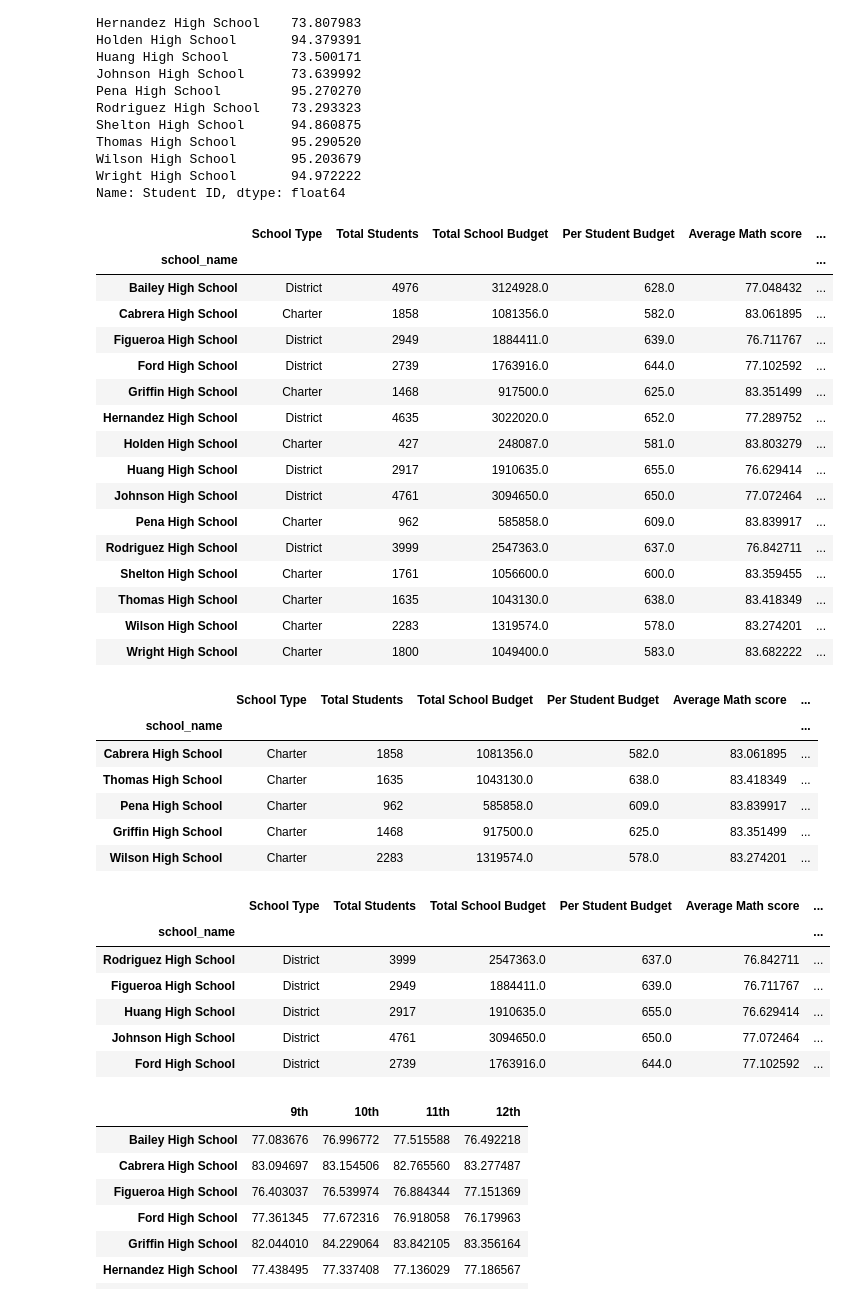
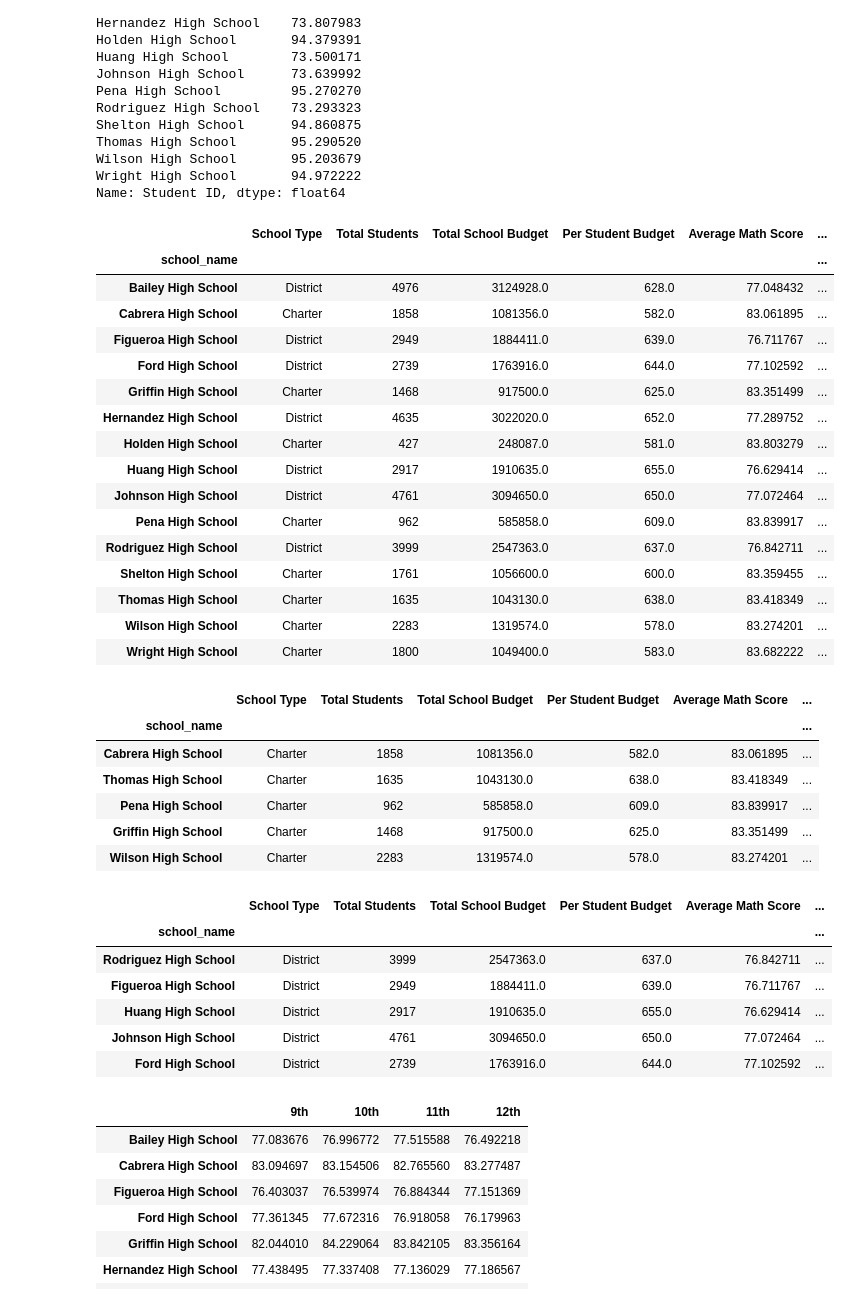
Before and after one commit to meehal0203/pandas-challenge, a Jupyter notebook: PyCitySchools/Module 4 -PyCitySchools.ipynb, the cells around one changed output. Drawn from its saved outputs; the diff is of its cells as text; code cells hidden in the pictures.

```diff
--- a/PyCitySchools/Module 4 -PyCitySchools.ipynb
+++ b/PyCitySchools/Module 4 -PyCitySchools.ipynb
@@ -306,13 +306,13 @@ Name: Student ID, dtype: float64
 # %%
 school_summary = pd.DataFrame({"School Type":school_types, "Total Students": total_students_per,
                                "Total School Budget":per_school_budget, "Per Student Budget":per_capita_spend,
-                               "Average Math score":per_school_math,"Average Reading Score": per_school_reading,
+                               "Average Math Score":per_school_math,"Average Reading Score": per_school_reading,
                                "Percent Passing Math":percent_school_students_passing_math,
                                "Percent Passing Reading": percent_school_students_passing_reading,
                                "Percent Overall Passing":percent_overall_passing})
 school_summary
 # %% [output]
-|  | School Type | Total Students | Total School Budget | Per Student Budget | Average Math score | ... |
+|  | School Type | Total Students | Total School Budget | Per Student Budget | Average Math Score | ... |
 | school_name |  |  |  |  |  | ... |
 | Bailey High School | District | 4976 | 3124928.0 | 628.0 | 77.048432 | ... |
 | Cabrera High School | Charter | 1858 | 1081356.0 | 582.0 | 83.061895 | ... |
@@ -338,7 +338,7 @@ top_schools = school_summary.sort_values("Percent Overall Passing", ascending=Fa
 
 top_schools.head()
 # %% [output]
-|  | School Type | Total Students | Total School Budget | Per Student Budget | Average Math score | ... |
+|  | School Type | Total Students | Total School Budget | Per Student Budget | Average Math Score | ... |
 | school_name |  |  |  |  |  | ... |
 | Cabrera High School | Charter | 1858 | 1081356.0 | 582.0 | 83.061895 | ... |
 | Thomas High School | Charter | 1635 | 1043130.0 | 638.0 | 83.418349 | ... |
@@ -347,12 +347,12 @@ top_schools.head()
 | Wilson High School | Charter | 2283 | 1319574.0 | 578.0 | 83.274201 | ... |
 # %%
 # Sort the schools by `% Overall Passing` in ascending order and display the top 5 rows.
-bottom_schools = school_summary.sort_values(["Percent Overall Passing"])
+bottom_schools = school_summary.sort_values("Percent Overall Passing", ascending = True)
 
 
 bottom_schools.head(5)
 # %% [output]
-|  | School Type | Total Students | Total School Budget | Per Student Budget | Average Math score | ... |
+|  | School Type | Total Students | Total School Budget | Per Student Budget | Average Math Score | ... |
 | school_name |  |  |  |  |  | ... |
 | Rodriguez High School | District | 3999 | 2547363.0 | 637.0 | 76.842711 | ... |
 | Figueroa High School | District | 2949 | 1884411.0 | 639.0 | 76.711767 | ... |
```
Also changed, not shown: parts of 9 cells of this notebook.
